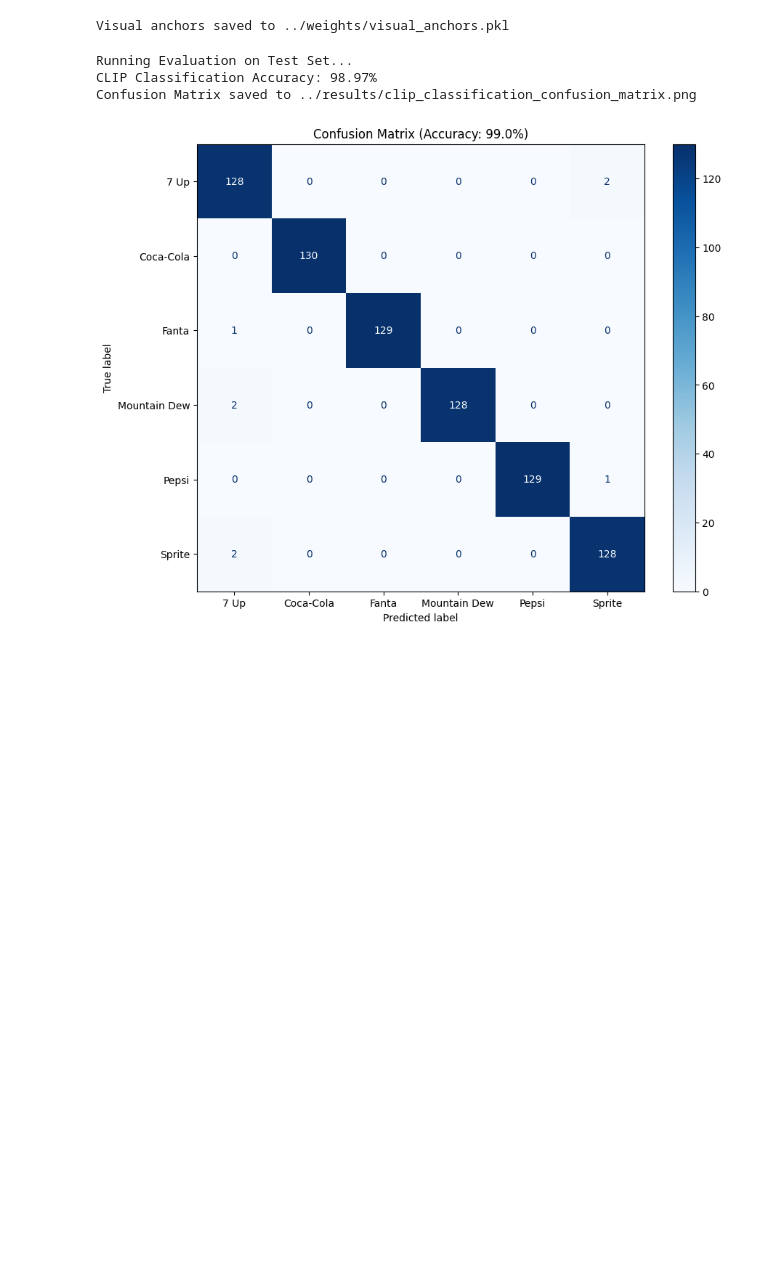
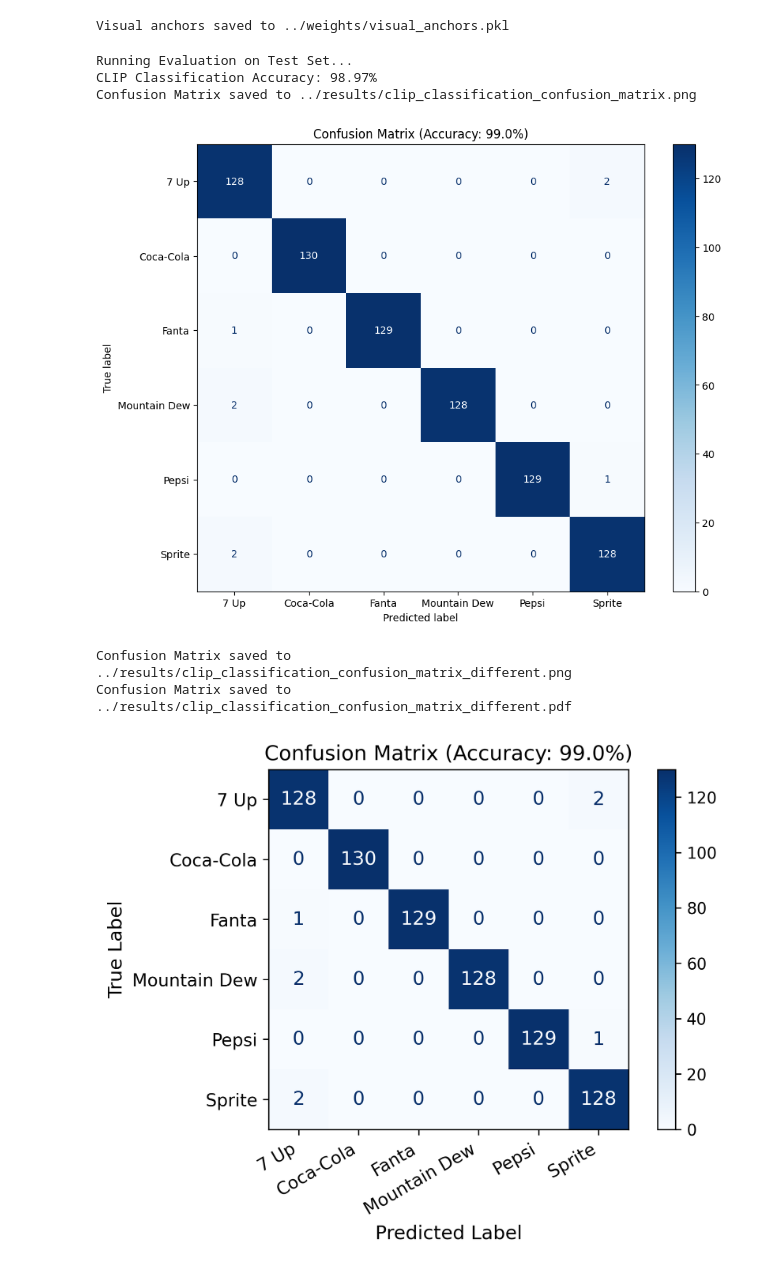
Before and after one commit to amaan784/dl4cv-final-project, a Jupyter notebook: notebooks/02_CLIP_Visual_Anchors.ipynb, the cells around one changed output. Saved outputs shown, nothing was run; the diff lists cells and outputs as text; code cells hidden in the pictures; blank space fills up the shorter version.

```diff
--- a/notebooks/02_CLIP_Visual_Anchors.ipynb
+++ b/notebooks/02_CLIP_Visual_Anchors.ipynb
@@ -180,7 +176,7 @@ else:
         if not os.path.isdir(class_dir):
             continue
 
-        # --- ROBUST TRUE LABEL NORMALIZATION (Must match Step 1) ---
+        # --- ROBUST TRUE LABEL NORMALIZATION ---
         raw = class_name.lower().strip()
 
         if "coca" in raw: true_label = "Coca-Cola"
@@ -207,35 +203,68 @@ else:
 
             # Compare against Memory Bank (Nearest Neighbor)
             # 1. Dot Product (Cosine Similarity)
             similarities = (test_emb @ ref_features.T).squeeze(0)
 
             # 2. Find Best Match
             best_idx = similarities.argmax().item()
             predicted_label = ref_labels_list[best_idx]
 
             y_true.append(true_label)
             y_pred.append(predicted_label)
 
     # Calculate Metrics
     acc = accuracy_score(y_true, y_pred)
     print(f"CLIP Classification Accuracy: {acc*100:.2f}%")
 
     # Plot Confusion Matrix
     unique_labels = sorted(list(set(y_true + y_pred)))
     cm = confusion_matrix(y_true, y_pred, labels=unique_labels)
 
     disp = ConfusionMatrixDisplay(confusion_matrix=cm, display_labels=unique_labels)
-    fig, ax = plt.subplots(figsize=(10, 8))
-    disp.plot(cmap="Blues", ax=ax)
-    plt.title(f"Confusion Matrix (Accuracy: {acc*100:.1f}%)")
 
-    # Save Matrix Plot
-    plt.savefig("../results/clip_classification_confusion_matrix.png")
+    # --- Version 1 (bigger, quick view) ---
+    fig1, ax1 = plt.subplots(figsize=(10, 8))
+    disp.plot(cmap="Blues", ax=ax1)
+    ax1.set_title(f"Confusion Matrix (Accuracy: {acc*100:.1f}%)")
+    fig1.savefig("../results/clip_classification_confusion_matrix.png", bbox_inches="tight", dpi=300)
     print("Confusion Matrix saved to ../results/clip_classification_confusion_matrix.png")
+    plt.show()
+
+    # --- Version 2 (LaTeX-friendly, fixed labels) ---
+    fig2, ax2 = plt.subplots(figsize=(6.5, 5), dpi=300)
+
+    disp.plot(cmap="Blues", ax=ax2, values_format="d")
+
+    ax2.set_title(f"Confusion Matrix (Accuracy: {acc*100:.1f}%)", fontsize=13)
+    ax2.set_xlabel("Predicted Label", fontsize=12)
+    ax2.set_ylabel("True Label", fontsize=12)
+
+    # rotate + align tick labels
+    plt.setp(ax2.get_xticklabels(), rotation=30, ha="right", fontsize=11)
+    plt.setp(ax2.get_yticklabels(), fontsize=11)
+
+    # increase number size
+    for text in ax2.texts:
+        text.set_fontsize(12)
+
+    # give more space at bottom for rotated labels
+    fig2.subplots_adjust(bottom=0.25)
+
+    out_png = "../results/clip_classification_confusion_matrix_different.png"
+    out_pdf = "../results/clip_classification_confusion_matrix_different.pdf"
+
+    fig2.savefig(out_png, dpi=300, bbox_inches="tight")
+    fig2.savefig(out_pdf, bbox_inches="tight")
+
+    print(f"Confusion Matrix saved to {out_png}")
+    print(f"Confusion Matrix saved to {out_pdf}")
 
     plt.show()
 # %% [output]
 Running Evaluation on Test Set...
 CLIP Classification Accuracy: 98.97%
 Confusion Matrix saved to ../results/clip_classification_confusion_matrix.png
 [figure]
+Confusion Matrix saved to ../results/clip_classification_confusion_matrix_different.png
+Confusion Matrix saved to ../results/clip_classification_confusion_matrix_different.pdf
+[figure, added]
```
Also changed, not shown: parts of 2 cells of this notebook, 6 other files.
